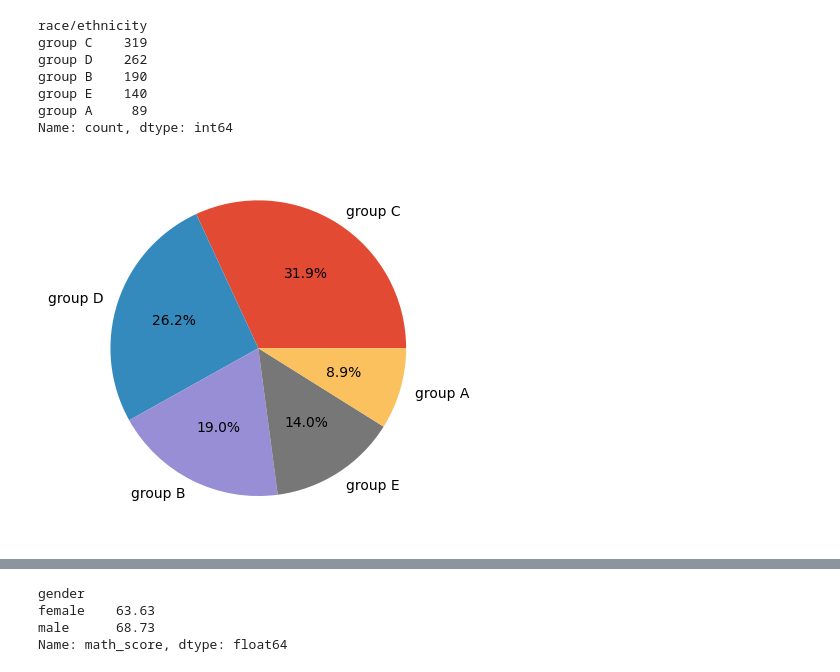
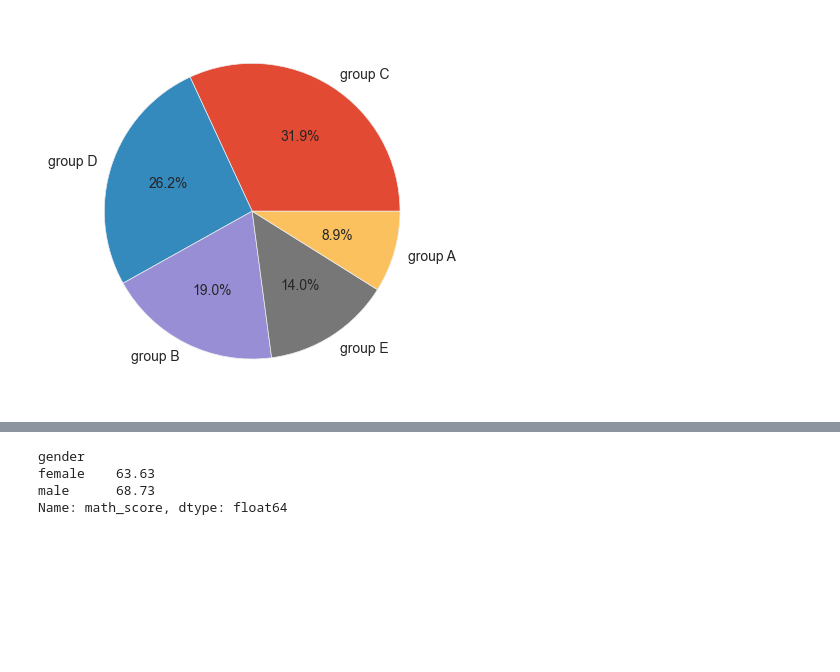
Before and after one commit to AntonLihtar/python_starter, a Jupyter notebook: padas_data1/main.ipynb, the cells around one changed output, grey strips where cells are left out. Saved outputs shown, nothing was run; the diff lists cells and outputs as text; code cells hidden in the pictures; blank space fills up the shorter version.

```diff
--- a/padas_data1/main.ipynb
+++ b/padas_data1/main.ipynb
@@ -37,7 +36,18 @@ max                        NaN   100.00000     100.000000     100.000000
 # %%
-#работа с столбцами переименовать в стиль питона
-col = students_df.columns
-col = col.str.replace(' ', '_').str.lower()
-students_df.columns = col
+#Работа со столбцами переименовать в Русские и стиль питона
+column_translations = {
+    'gender': 'пол',
+    'race/ethnicity': 'раса',
+    'parental level of education': 'образование_родителей',
+    'lunch': 'обед',
+    'test preparation course': 'курс_подготовки_к_тесту',
+    'math score': 'балл_по_математике',
+    'reading score': 'балл_по_чтению',
+    'writing score': 'балл_по_письму'
+}
+
+#Английские с подчеркиваниями
+# col = students_df.columns.str.replace(' ', '_').str.lower()
+students_df = students_df.rename(columns=column_translations)
 students_df
 # %% [output]
@@ -96,23 +104,12 @@ Name: count, dtype: int64
 # %%
-#соотношение расс в процентах
-gender_ser = students_df['race/ethnicity']
-gender_ser = gender_ser.value_counts()
-print(gender_ser)
+#Соотношение рас в процентах
+race = students_df['раса'].value_counts()
+# print(race)
 
-categories = gender_ser.index
-values = gender_ser.values
-
-plt.pie(values, labels=categories, autopct='%1.1f%%')
+plt.pie(race.values, labels=race.index, autopct='%1.1f%%')
 plt.show()
 # %% [output]
-race/ethnicity
-group C    319
-group D    262
-group B    190
-group E    140
-group A     89
-Name: count, dtype: int64
-[figure, old version]
+[figure, new version]
 # %%
 #Различия в среднем балле по всем предметам между этническими группами
 
```
Also changed, not shown: parts of 8 cells of this notebook, 1 other file.
